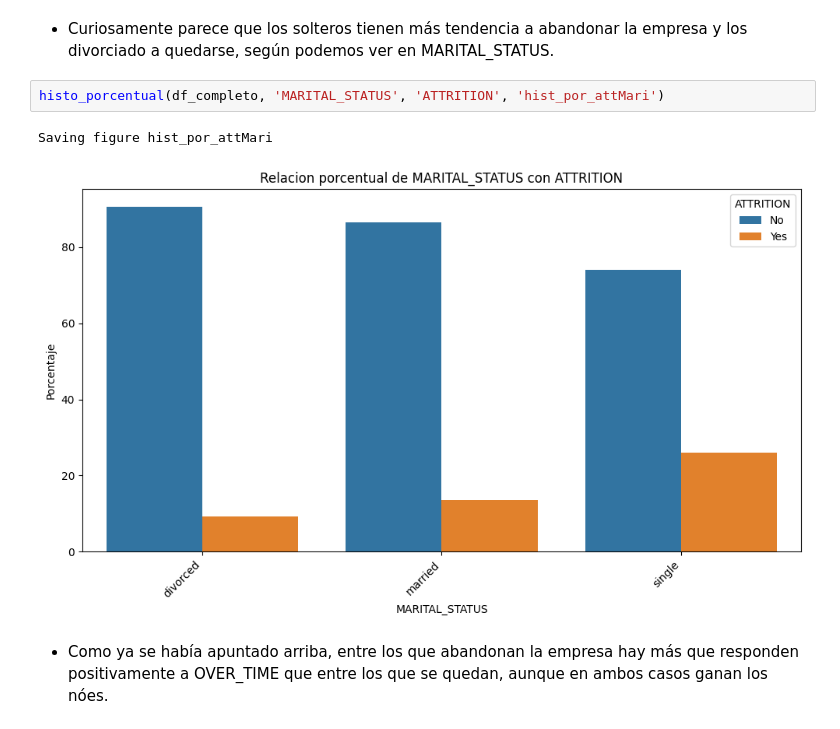
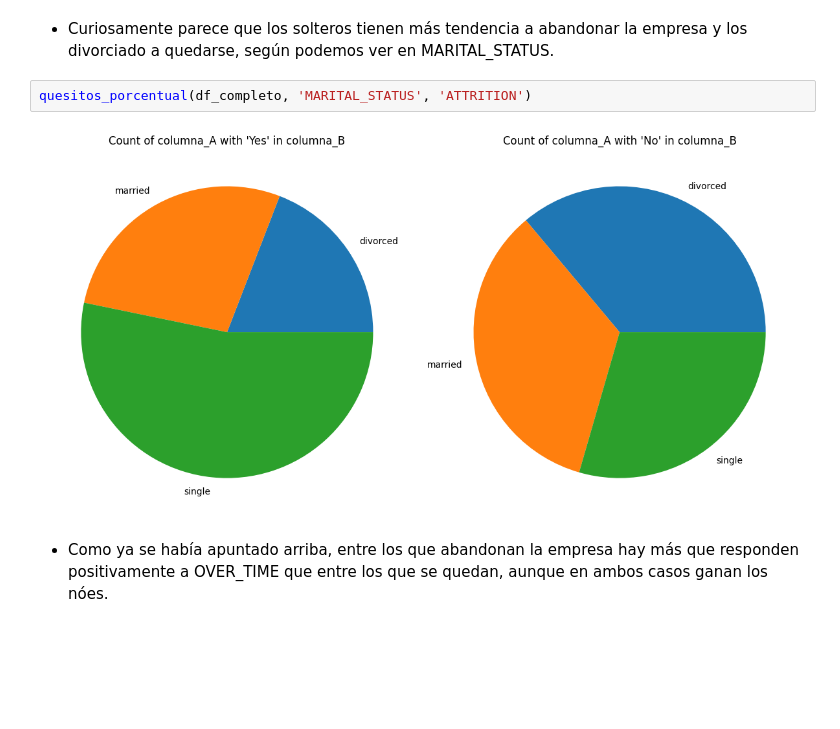
Before and after one commit to Origamologo/Empleados, a Jupyter notebook: 02_visualización.ipynb, the cells around one changed output. Saved outputs shown, nothing was run; the diff lists cells and outputs as text; blank space fills up the shorter version.

Commit message:
funcion quesitos hecha

```diff
--- a/02_visualización.ipynb
+++ b/02_visualización.ipynb
@@ -175,10 +175,9 @@ Saving figure hist_por_attTravel
 # %% [markdown]
 * Curiosamente parece que los solteros tienen más tendencia a abandonar la empresa y los divorciado a quedarse, según podemos ver en MARITAL_STATUS.
 # %%
-histo_porcentual(df_completo, 'MARITAL_STATUS', 'ATTRITION', 'hist_por_attMari')
+quesitos_porcentual(df_completo, 'MARITAL_STATUS', 'ATTRITION')
 # %% [output]
-Saving figure hist_por_attMari
-[figure, old version]
+[figure, new version]
 # %% [markdown]
 * Como ya se había apuntado arriba, entre los que abandonan la empresa hay más que responden positivamente a OVER_TIME que entre los que se quedan, aunque en ambos casos ganan los nóes.
 # %%
```
Also changed, not shown: parts of 3 cells of this notebook, 1 other file.
